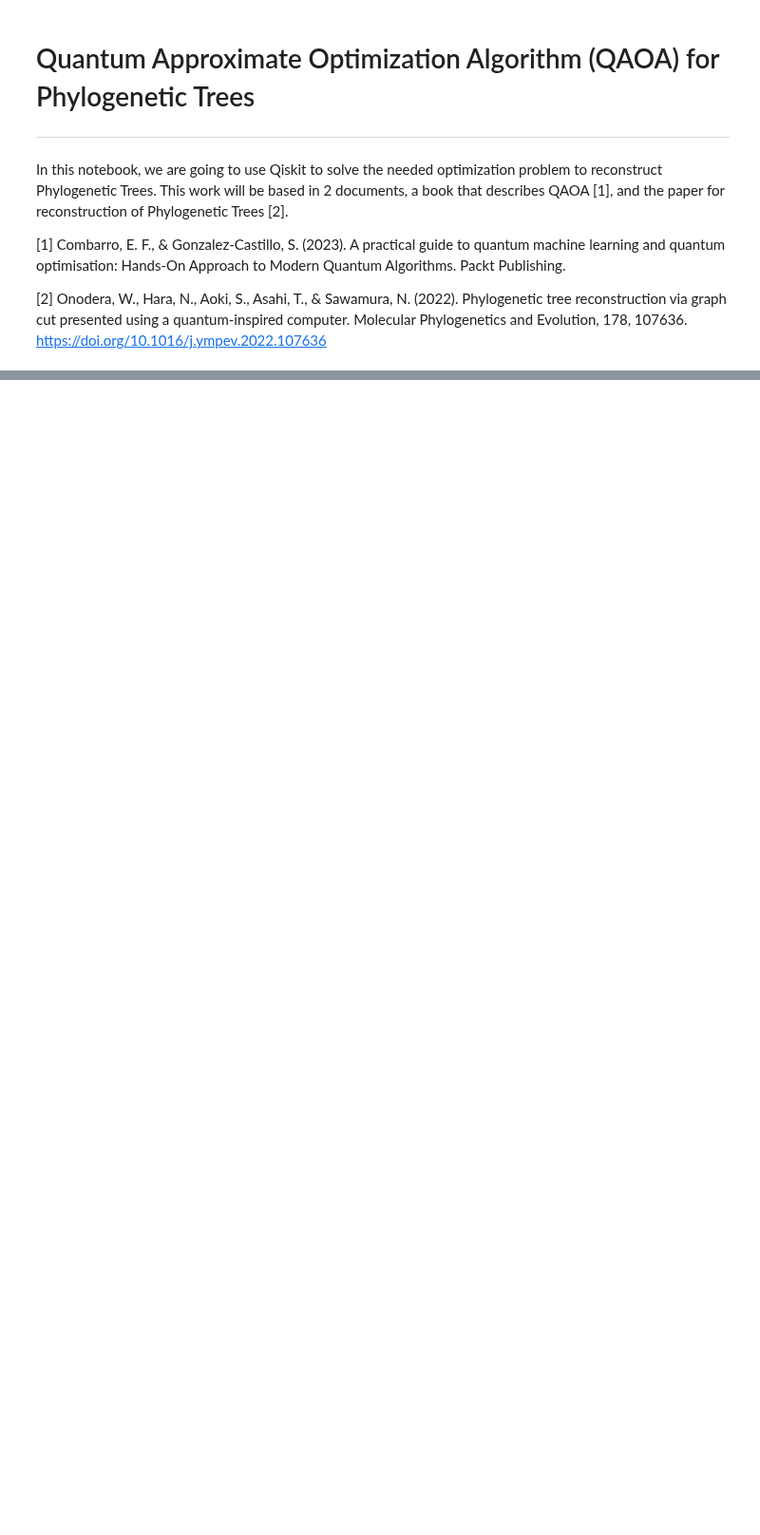
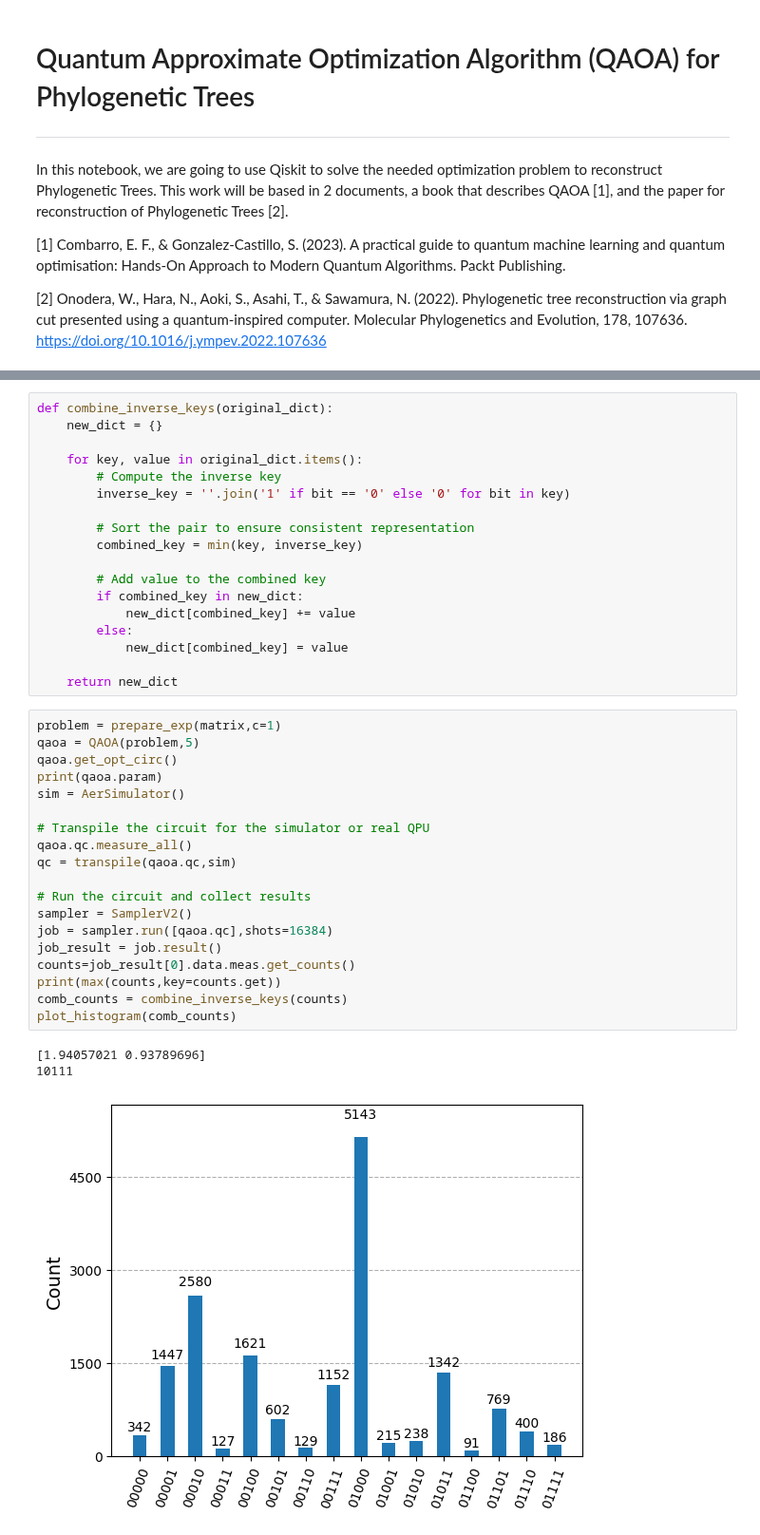
Before and after one commit to Nicofero/PhyloTree_ReConst, a Jupyter notebook: qaoa_phylo_tree.ipynb, the cells around one changed output, grey strips where cells are left out. Shown at 95% size. Drawn from its saved outputs; the diff is of its cells as text; blank space fills up the shorter version.

```diff
--- a/qaoa_phylo_tree.ipynb
+++ b/qaoa_phylo_tree.ipynb
@@ -41,0 +209,41 @@ qaoa.get_opt_circ().draw('mpl')
+# %%
+def combine_inverse_keys(original_dict):
+    new_dict = {}
+
+    for key, value in original_dict.items():
+        # Compute the inverse key
+        inverse_key = ''.join('1' if bit == '0' else '0' for bit in key)
+
+        # Sort the pair to ensure consistent representation
+        combined_key = min(key, inverse_key)
+
+        # Add value to the combined key
+        if combined_key in new_dict:
+            new_dict[combined_key] += value
+        else:
+            new_dict[combined_key] = value
+
+    return new_dict
+# %%
+problem = prepare_exp(matrix,c=1)
+qaoa = QAOA(problem,5)
+qaoa.get_opt_circ()
+print(qaoa.param)
+sim = AerSimulator()
+
+# Transpile the circuit for the simulator or real QPU
+qaoa.qc.measure_all()
+qc = transpile(qaoa.qc,sim)
+
+# Run the circuit and collect results
+sampler = SamplerV2()
+job = sampler.run([qaoa.qc],shots=16384)
+job_result = job.result()
+counts=job_result[0].data.meas.get_counts()
+print(max(counts,key=counts.get))
+comb_counts = combine_inverse_keys(counts)
+plot_histogram(comb_counts)
+# %% [output]
+[1.94057021 0.93789696]
+10111
+[figure, added]
```
Also changed, not shown: parts of 8 cells of this notebook, 5 other files.
